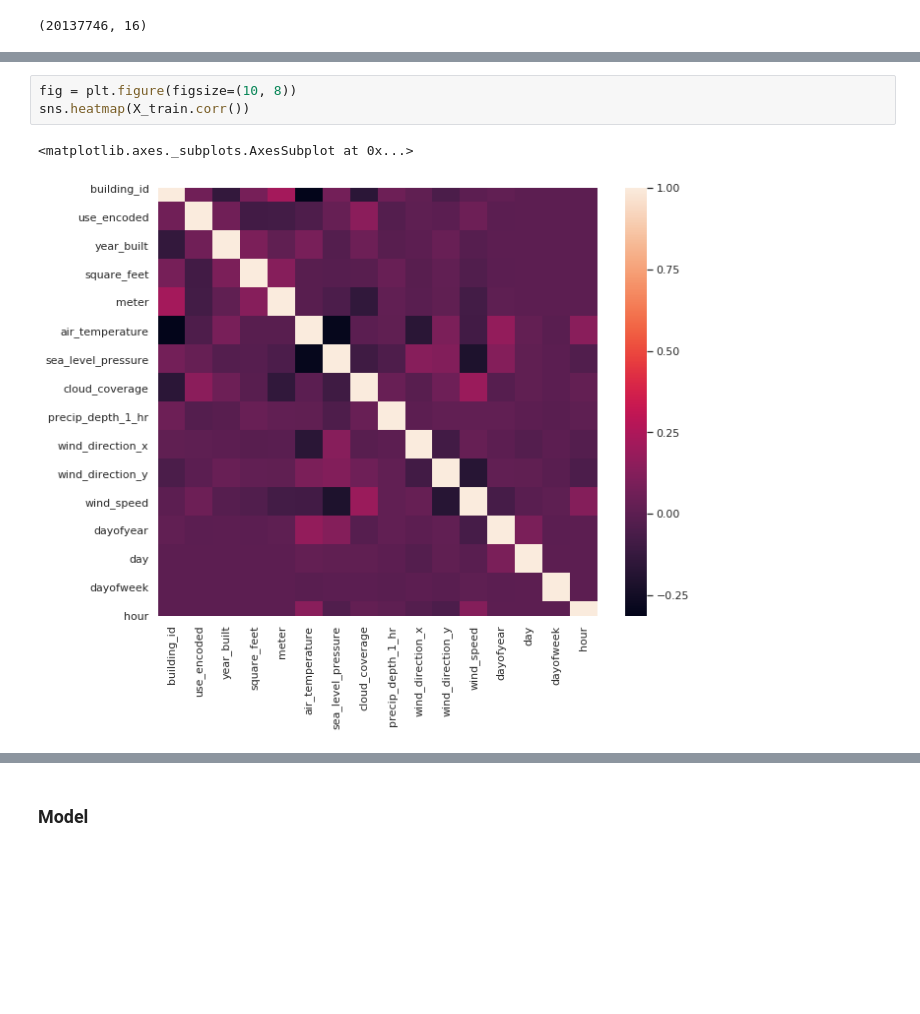
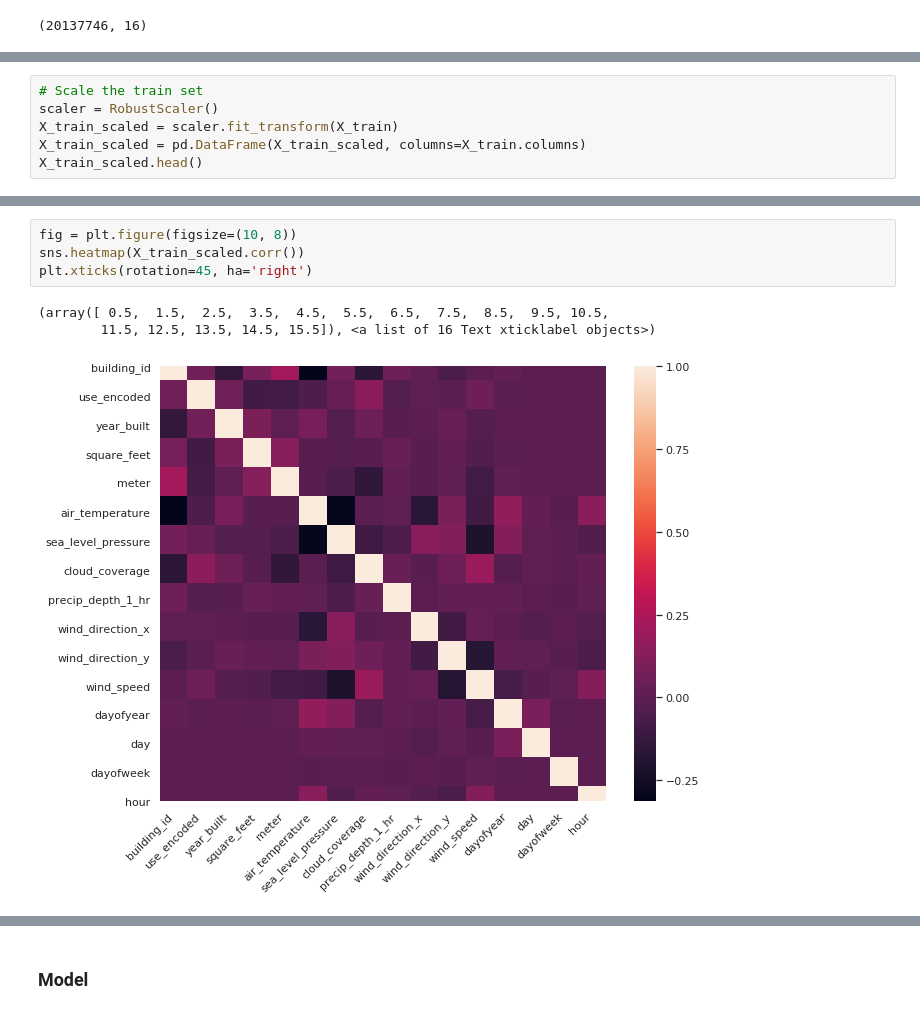
Before and after one commit to tri-bui/gep3-draft, a Jupyter notebook: submission_0.ipynb, the cells around one changed output, grey strips where cells are left out. Saved outputs shown, nothing was run; the diff lists cells and outputs as text; blank space fills up the shorter version.

```diff
--- a/submission_0.ipynb
+++ b/submission_0.ipynb
@@ -576,0 +589,6 @@ X_train.shape
+# %%
+# Scale the train set
+scaler = RobustScaler()
+X_train_scaled = scaler.fit_transform(X_train)
+X_train_scaled = pd.DataFrame(X_train_scaled, columns=X_train.columns)
+X_train_scaled.head()
@@ -577,6 +623,8 @@ X_train.shape
 # %%
 fig = plt.figure(figsize=(10, 8))
-sns.heatmap(X_train.corr())
+sns.heatmap(X_train_scaled.corr())
+plt.xticks(rotation=45, ha='right')
 # %% [output]
-<matplotlib.axes._subplots.AxesSubplot at 0x...>
+(array([ 0.5,  1.5,  2.5,  3.5,  4.5,  5.5,  6.5,  7.5,  8.5,  9.5, 10.5,
+        11.5, 12.5, 13.5, 14.5, 15.5]), <a list of 16 Text xticklabel objects>)
-[figure, old version]
+[figure, new version]
```
Also changed, not shown: parts of 52 cells of this notebook.
